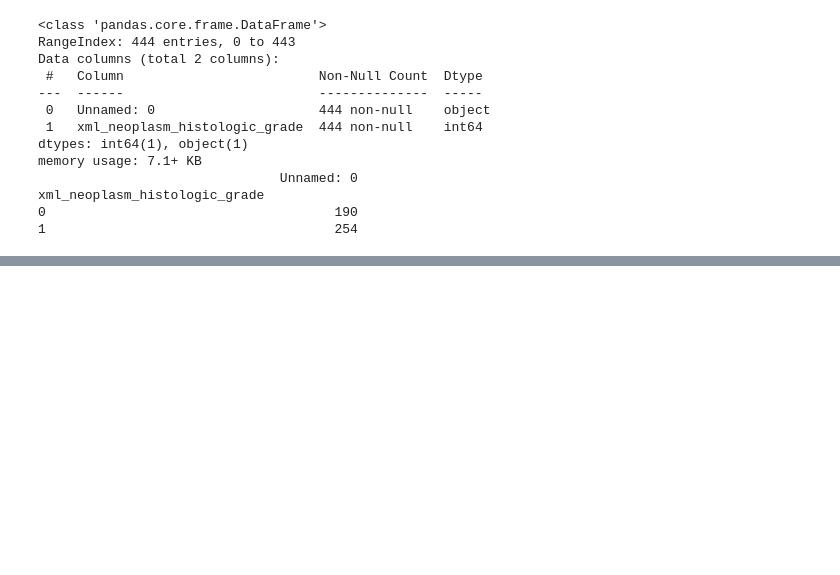
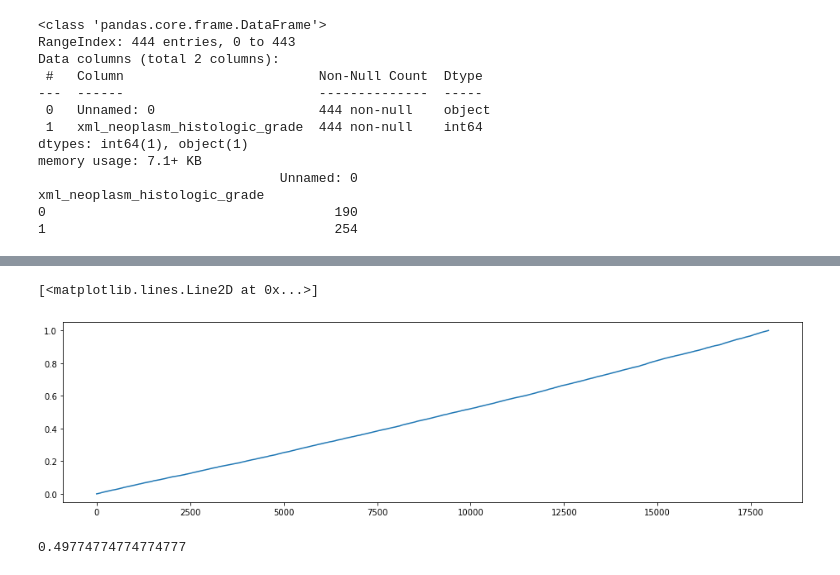
Before and after one commit to gkant06/ML-for-Science_Linear-models, a Jupyter notebook: Linear Models_Homework 3_Gautami Kant.ipynb, the cells around one changed output, grey strips where cells are left out. Drawn from its saved outputs; the diff is of its cells as text; code cells hidden in the pictures; blank space fills up the shorter version.

```diff
--- a/Linear Models_Homework 3_Gautami Kant.ipynb
+++ b/Linear Models_Homework 3_Gautami Kant.ipynb
@@ -91,0 +152,14 @@ xml_neoplasm_histologic_grade
+# %%
+# Now, as seen above, Logistic regression is the best model based on training data. Thus, we can check results with different
+# regularization techniques
+
+from sklearn.model_selection import cross_val_score
+from sklearn.preprocessing import Normalizer, StandardScaler, MinMaxScaler, PowerTransformer, MaxAbsScaler, LabelEncoder
+from sklearn.feature_selection import VarianceThreshold
+from sklearn.model_selection import GridSearchCV
+from pandas import DataFrame
+
+log_reg_0 = LogisticRegression(random_state=10,max_iter=10000)
+log_reg_0.fit(X_train_1, y_train_1)
+scores = cross_val_score(log_reg_0, X_train_1, y_train_1, cv=2)
+print(scores.mean())
@@ -209,6 +200,0 @@ X_test_with_prediction_output.to_csv(r'C:\Users\kantg\OneDrive\Desktop\CMU\ML fo
-# %%
-#Select top 1000 features based on SelectKBest mutual info classification (other score functions: chi2 etc.)
-
-X_train_Kbest_1 = SelectKBest(score_func = mutual_info_classif, k=1000)
-X_train_Kbest_1.fit(X_train_1, y_train_1)
-X_train_Kbest_1_columns = X_train_1.columns[X_train_Kbest_1.get_support()]
@@ -275,0 +201,15 @@ ValueError: could not convert string to float: 'B43F52DD-D081-4B9D-9E5B-F76FCCDB
+# %%
+## Using logistic regression (our best model) to obtain the top 20 metrics
+
+model = log_reg_0
+feature_df=pd.DataFrame({'feature':list(X_train_1.columns),'feat_imp':[abs(i) for i in model.coef_[0]]})
+feature_df.sort_values('feat_imp',ascending=False)
+feature_df['cumulative'] = 0
+
+feature_df['cumulative'][0] = feature_df['cumulative'][0] + feature_df['feat_imp'][0]
+
+for i in tqdm(range(1,len(feature_df))):
+    feature_df['cumulative'][i] = feature_df['feat_imp'][i] + feature_df['cumulative'][i-1]
+
+
+feature_df.head(20)
@@ -275,0 +234,26 @@ ValueError: could not convert string to float: 'B43F52DD-D081-4B9D-9E5B-F76FCCDB
+# %%
+## Feature importance vs no. of features
+# ..... features contribute to ..... importance
+# top ...... features contribute to ......importance
+sum_imp = feature_df['feat_imp'].sum()
+data = feature_df.cumulative
+plt.figure(figsize = (16,4))
+plt.plot(data/sum_imp)
+# %% [output]
+[<matplotlib.lines.Line2D at 0x...>]
+[figure, added]
+# %%
+## Y- randomization
+
+import random
+
+random.seed(37)
+l2 = list(y_train_1)
+random.shuffle(l2)
+
+log_reg_random = LogisticRegression(random_state=10,max_iter=10000)
+log_reg_random.fit(X_train_1, l2)
+scores_random = cross_val_score(log_reg_random, X_train_1, l2, cv=2)
+print(scores_random.mean())
+# %% [output]
+0.49774774774774777
```
Also changed, not shown: parts of 17 cells of this notebook.
